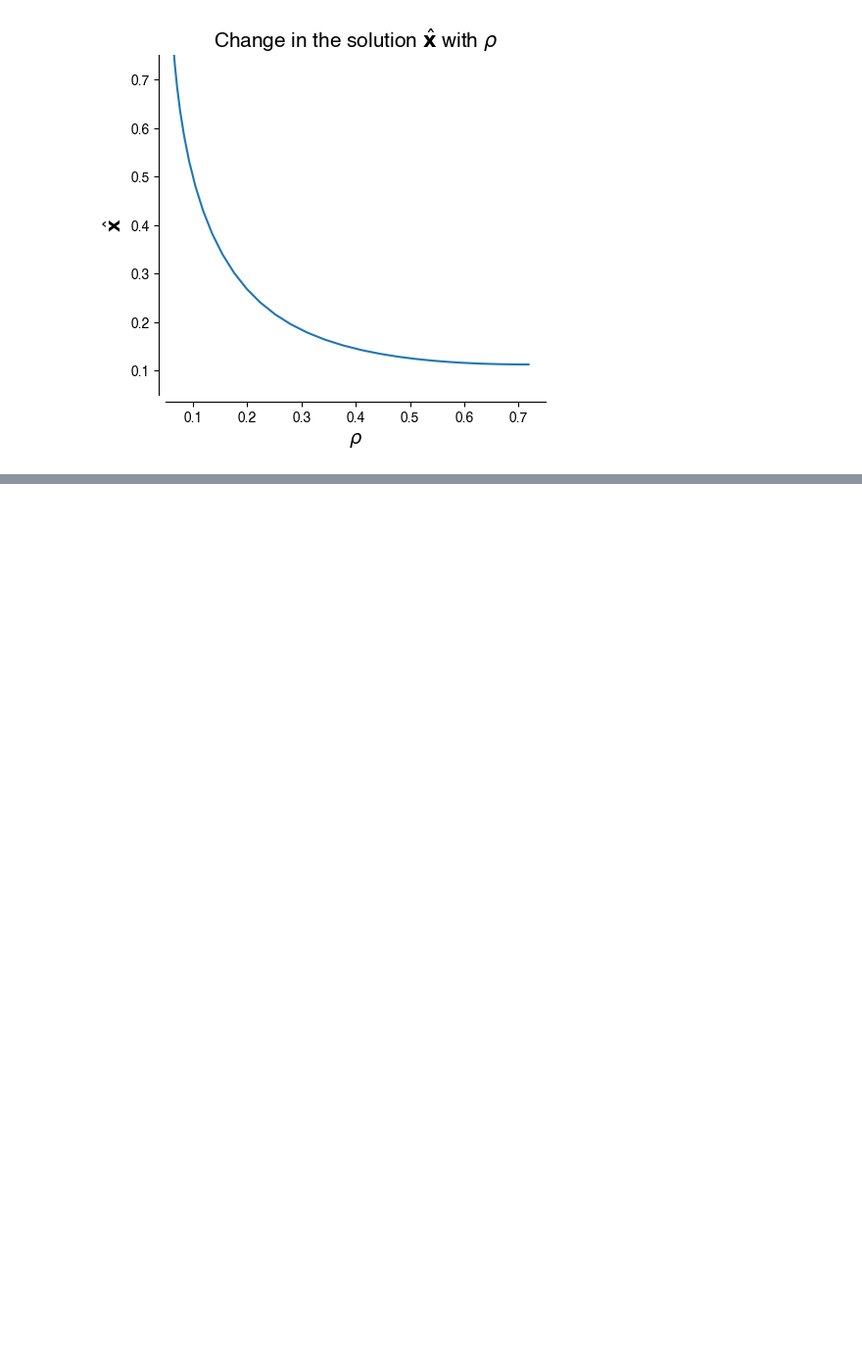
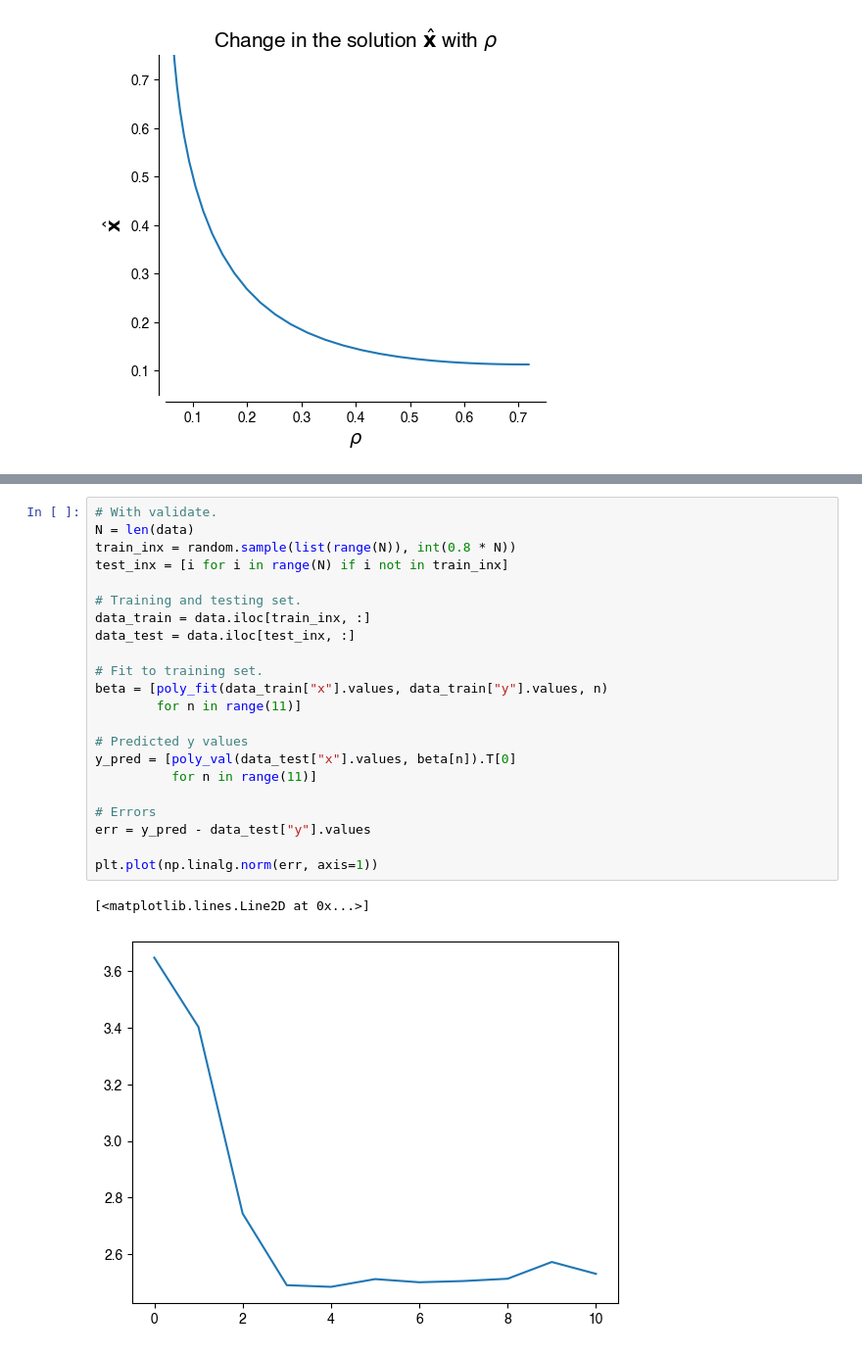
Before and after one commit to siva82kb/alada, a Jupyter notebook: analysis/leastsquares/least_squares.ipynb, the cells around one changed output, grey strips where cells are left out. Shown: that part at 98% size. Saved outputs shown, nothing was run; the diff lists cells and outputs as text; blank space fills up the shorter version.

```diff
--- a/analysis/leastsquares/least_squares.ipynb
+++ b/analysis/leastsquares/least_squares.ipynb
@@ -74,0 +126,25 @@ No artists with labels found to put in legend.  Note that artists whose label st
+# %%
+# With validate.
+N = len(data)
+train_inx = random.sample(list(range(N)), int(0.8 * N))
+test_inx = [i for i in range(N) if i not in train_inx]
+
+# Training and testing set.
+data_train = data.iloc[train_inx, :]
+data_test = data.iloc[test_inx, :]
+
+# Fit to training set.
+beta = [poly_fit(data_train["x"].values, data_train["y"].values, n)
+        for n in range(11)]
+
+# Predicted y values
+y_pred = [poly_val(data_test["x"].values, beta[n]).T[0]
+          for n in range(11)]
+
+# Errors
+err = y_pred - data_test["y"].values
+
+plt.plot(np.linalg.norm(err, axis=1))
+# %% [output]
+[<matplotlib.lines.Line2D at 0x...>]
+[figure, added]
```
Also changed, not shown: parts of 8 cells of this notebook, 17 other files.
